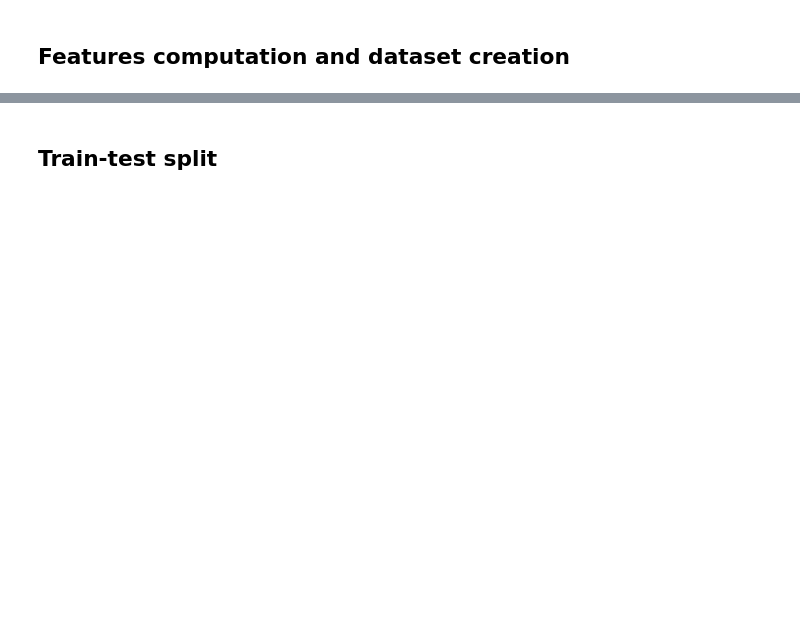
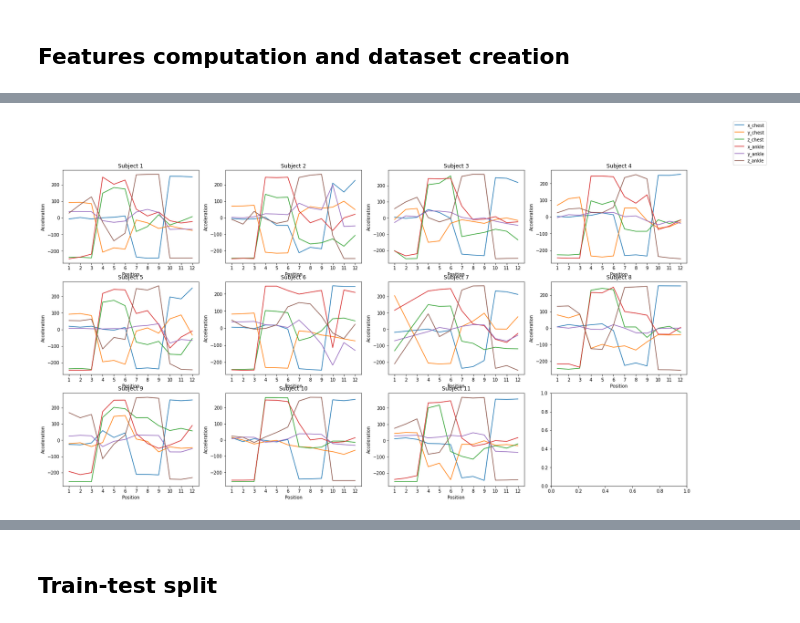
Before and after one commit to ptrckfrnk/sleep-position-classification, a Jupyter notebook: Machine_Learning/sleep_classifier_notebook.ipynb, the cells around one changed output, grey strips where cells are left out. Drawn from its saved outputs; the diff is of its cells as text; code cells hidden in the pictures; blank space fills up the shorter version.

```diff
--- a/Machine_Learning/sleep_classifier_notebook.ipynb
+++ b/Machine_Learning/sleep_classifier_notebook.ipynb
@@ -278,23 +400,24 @@ dataset_avg.loc[dataset_avg['subject_id']==1]
 # %%
-# Acceleration data avg for the 12 consecutive positions for each subject after removing the transient phases
+# Plot of averaged acceleration data for the 12 consecutive positions for each subject after removing the transient phases
 
 fig, axs = plt.subplots(3, 4, figsize=(25,13))
 axs = axs.flatten()
 i = 0
 subject_nb = 1
 
 for id in range(1,12):
-  # axs[i].plot(dataset_avg.loc[dataset_avg['subject_id']==id][['position']], dataset_avg.loc[dataset_avg['subject_id']==id][['x_chest_avg', 'y_chest_avg', 'z_chest_avg', 'x_ankle_avg', 'y_ankle_avg', 'z_ankle_avg']])
-  axs[i].plot(dataset_avg.loc[dataset_avg['subject_id']==id][['x_chest_avg', 'y_chest_avg', 'z_chest_avg', 'x_ankle_avg', 'y_ankle_avg', 'z_ankle_avg']])
+  axs[i].plot(dataset_avg.loc[dataset_avg['subject_id']==id][['position']], dataset_avg.loc[dataset_avg['subject_id']==id][['x_chest_avg', 'y_chest_avg', 'z_chest_avg', 'x_ankle_avg', 'y_ankle_avg', 'z_ankle_avg']])
   axs[i].set_title('Subject {}'.format(subject_nb))
   axs[i].set_ylabel('Acceleration')
   axs[i].set_xlabel('Position')
   axs[i].set_xticks([i for i in range(1,13)])
   subject_nb += 1
   i += 1
 
 fig.legend(['x_chest', 'y_chest', 'z_chest', 'x_ankle', 'y_ankle', 'z_ankle'])
 plt.show()
+# %% [output]
+[figure, added]
 # %%
 dataset.reset_index(inplace=True, drop=True)
 # %%
```
Also changed, not shown: parts of 48 cells of this notebook.
